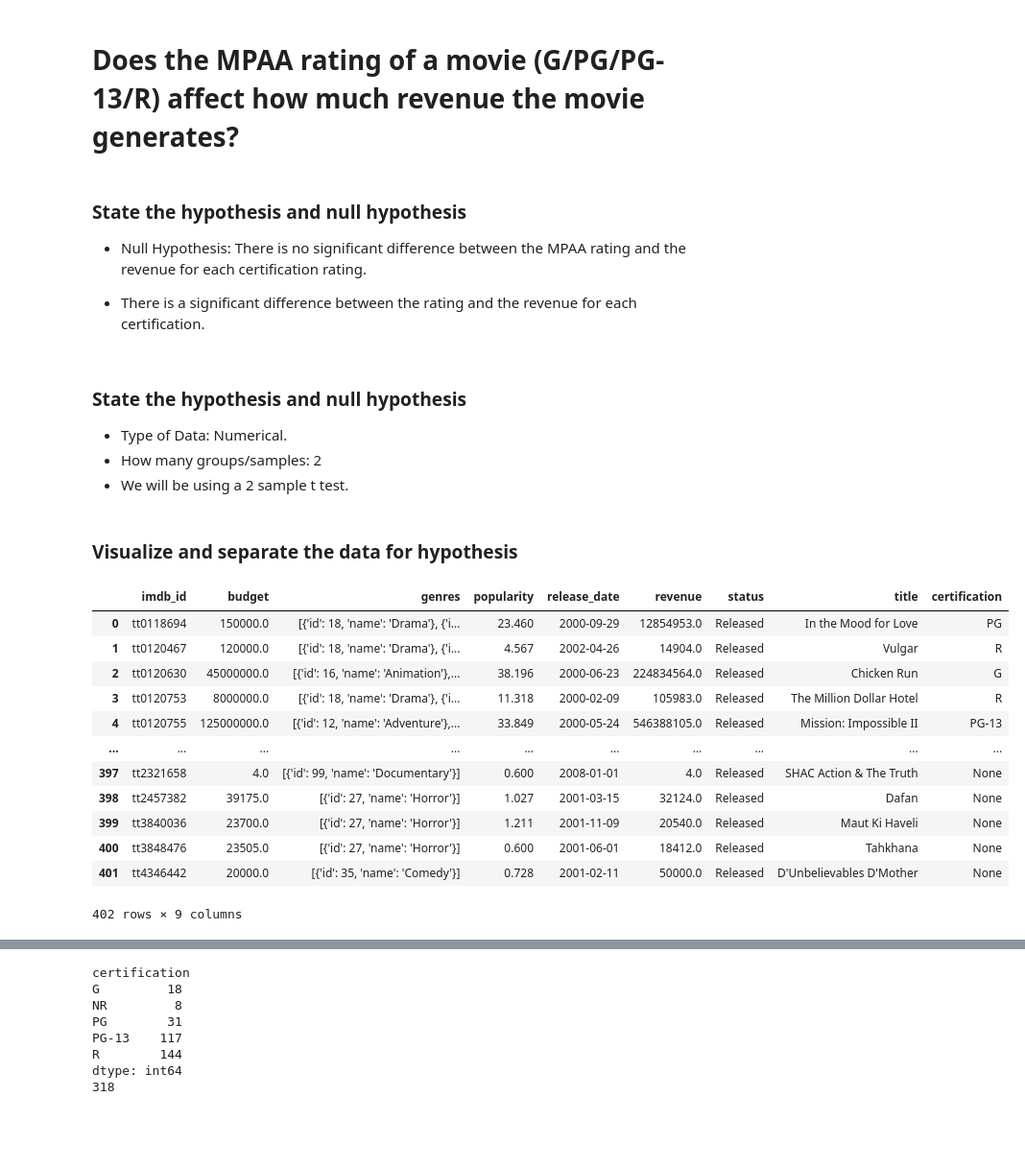
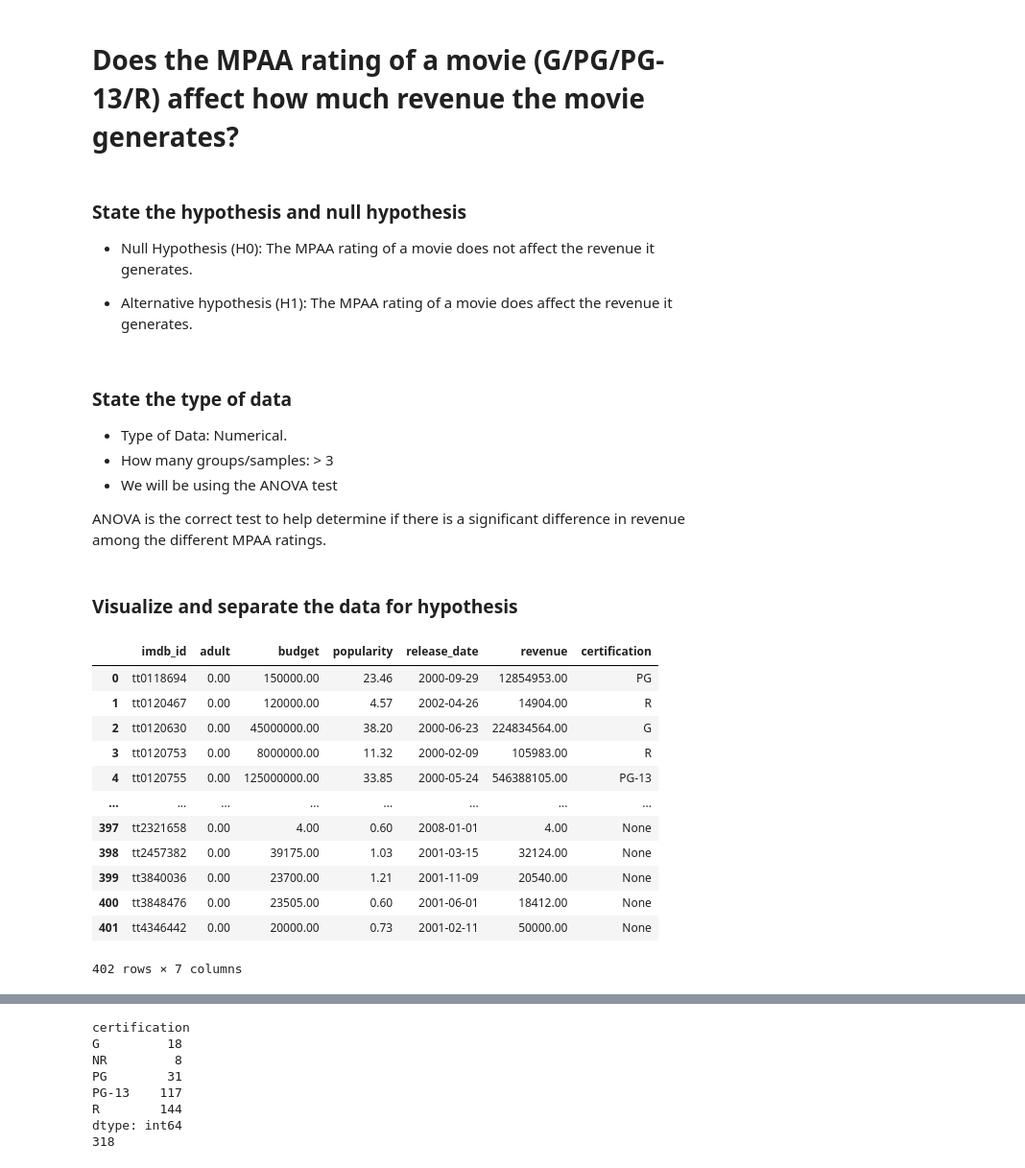
Before and after one commit to rimchristian/IMDB-Movies, a Jupyter notebook: Movies - Hypothesis Testing.ipynb, the cells around one changed output, grey strips where cells are left out. Shown: that part at 96% size. Cells and saved outputs as stored; diff of their text form; code cells hidden in the pictures; blank space fills up the shorter version.

```diff
--- a/Movies - Hypothesis Testing.ipynb
+++ b/Movies - Hypothesis Testing.ipynb
@@ -140,31 +138,34 @@ dict_keys([nan, 'PG', 'R', 'G', 'NR', 'PG-13', 'NC-17', 'Unrated', 'X', '-'])
 # %% [markdown]
 ### State the hypothesis and null hypothesis
 
-- Null Hypothesis: There is no significant difference between the MPAA rating and the revenue for each certification rating.
+- Null Hypothesis (H0): The MPAA rating of a movie does not affect the revenue it generates.
 
-- There is a significant difference between the rating and the revenue for each certification.
+- Alternative hypothesis (H1): The MPAA rating of a movie does affect the revenue it generates.
 # %% [markdown]
-### State the hypothesis and null hypothesis
+### State the type of data
 
 - Type of Data: Numerical.
-- How many groups/samples: 2
-- We will be using a 2 sample t test.
+- How many groups/samples: > 3
+- We will be using the ANOVA test
+
+ANOVA is the correct test to help determine if there is a significant difference in revenue among the different MPAA ratings.
 # %% [markdown]
 ### Visualize and separate the data for hypothesis
 # %%
-q = """SELECT * FROM df_filtered;"""
+# displaying the extracted movie file
+q = """SELECT * FROM tmdb_data;"""
 pd.read_sql(q, engine)
 # %% [output]
-|  | imdb_id | budget | genres | popularity | release_date | revenue | status | title | certification |
-| 0 | tt0118694 | 150000.0 | [{'id': 18, 'name': 'Drama'}, {'i... | 23.460 | 2000-09-29 | 12854953.0 | Released | In the Mood for Love | PG |
-| 1 | tt0120467 | 120000.0 | [{'id': 18, 'name': 'Drama'}, {'i... | 4.567 | 2002-04-26 | 14904.0 | Released | Vulgar | R |
-| 2 | tt0120630 | 45000000.0 | [{'id': 16, 'name': 'Animation'},... | 38.196 | 2000-06-23 | 224834564.0 | Released | Chicken Run | G |
-| 3 | tt0120753 | 8000000.0 | [{'id': 18, 'name': 'Drama'}, {'i... | 11.318 | 2000-02-09 | 105983.0 | Released | The Million Dollar Hotel | R |
-| 4 | tt0120755 | 125000000.0 | [{'id': 12, 'name': 'Adventure'},... | 33.849 | 2000-05-24 | 546388105.0 | Released | Mission: Impossible II | PG-13 |
-| ... | ... | ... | ... | ... | ... | ... | ... | ... | ... |
-| 397 | tt2321658 | 4.0 | [{'id': 99, 'name': 'Documentary'}] | 0.600 | 2008-01-01 | 4.0 | Released | SHAC Action & The Truth | None |
-| 398 | tt2457382 | 39175.0 | [{'id': 27, 'name': 'Horror'}] | 1.027 | 2001-03-15 | 32124.0 | Released | Dafan | None |
-| 399 | tt3840036 | 23700.0 | [{'id': 27, 'name': 'Horror'}] | 1.211 | 2001-11-09 | 20540.0 | Released | Maut Ki Haveli | None |
-| 400 | tt3848476 | 23505.0 | [{'id': 27, 'name': 'Horror'}] | 0.600 | 2001-06-01 | 18412.0 | Released | Tahkhana | None |
-| 401 | tt4346442 | 20000.0 | [{'id': 35, 'name': 'Comedy'}] | 0.728 | 2001-02-11 | 50000.0 | Released | D'Unbelievables D'Mother | None |
+|  | imdb_id | adult | budget | popularity | release_date | revenue | certification |
+| 0 | tt0118694 | 0.00 | 150000.00 | 23.46 | 2000-09-29 | 12854953.00 | PG |
+| 1 | tt0120467 | 0.00 | 120000.00 | 4.57 | 2002-04-26 | 14904.00 | R |
+| 2 | tt0120630 | 0.00 | 45000000.00 | 38.20 | 2000-06-23 | 224834564.00 | G |
+| 3 | tt0120753 | 0.00 | 8000000.00 | 11.32 | 2000-02-09 | 105983.00 | R |
+| 4 | tt0120755 | 0.00 | 125000000.00 | 33.85 | 2000-05-24 | 546388105.00 | PG-13 |
+| ... | ... | ... | ... | ... | ... | ... | ... |
+| 397 | tt2321658 | 0.00 | 4.00 | 0.60 | 2008-01-01 | 4.00 | None |
+| 398 | tt2457382 | 0.00 | 39175.00 | 1.03 | 2001-03-15 | 32124.00 | None |
+| 399 | tt3840036 | 0.00 | 23700.00 | 1.21 | 2001-11-09 | 20540.00 | None |
+| 400 | tt3848476 | 0.00 | 23505.00 | 0.60 | 2001-06-01 | 18412.00 | None |
+| 401 | tt4346442 | 0.00 | 20000.00 | 0.73 | 2001-02-11 | 50000.00 | None |
-402 rows × 9 columns
+402 rows × 7 columns
```
Also changed, not shown: parts of 92 cells of this notebook.
